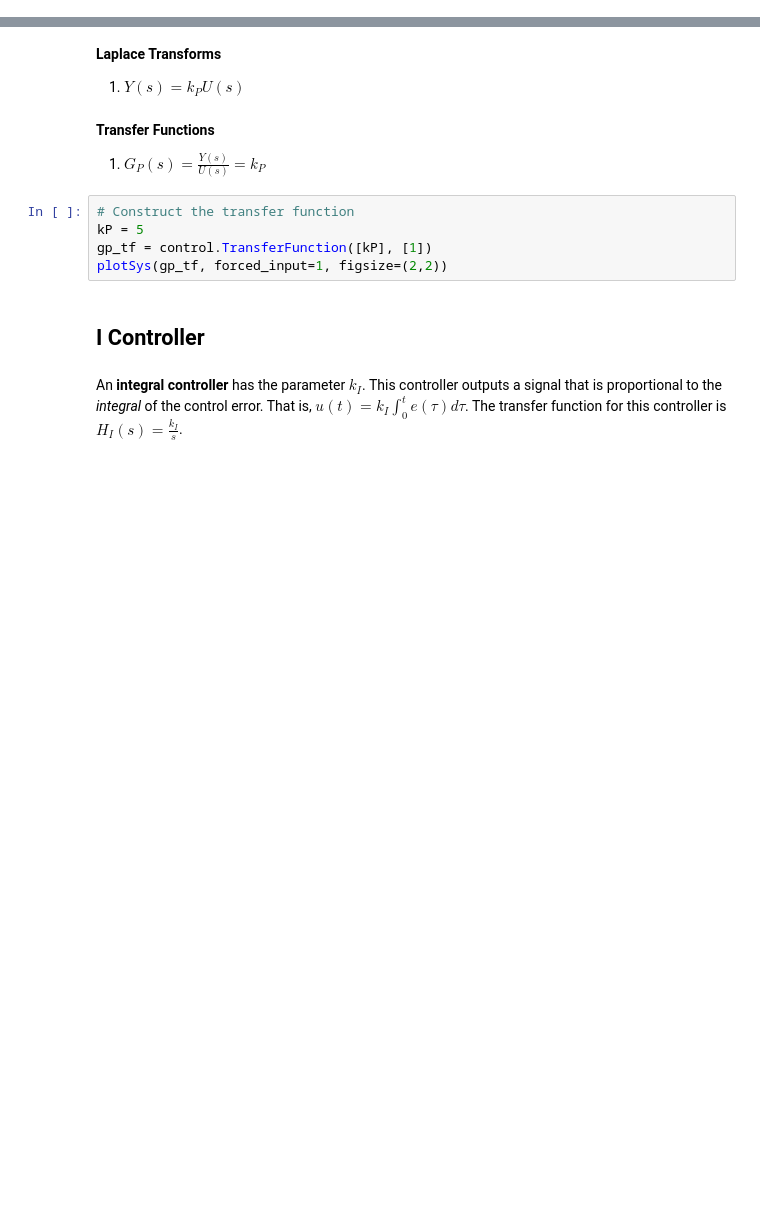
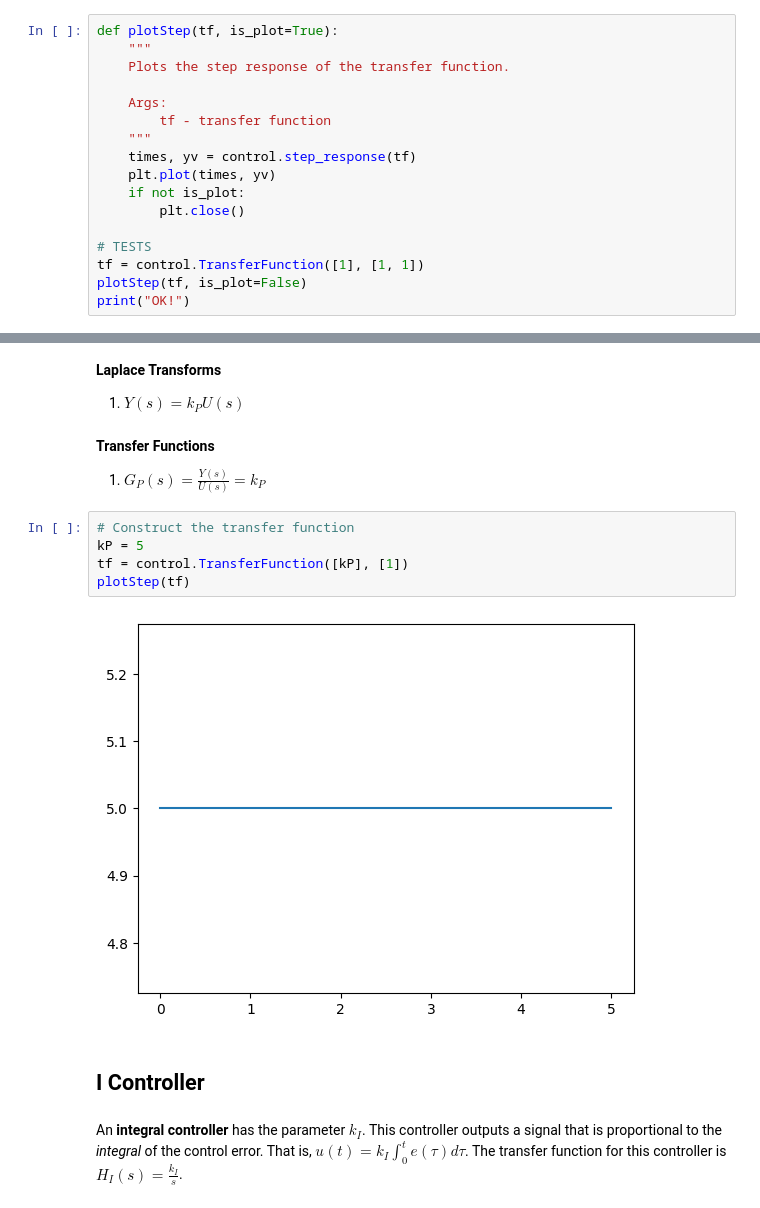
Before and after one commit to joseph-hellerstein/advanced-controls-lectures, a Jupyter notebook: lectures/lecture_13-Transfer-Functions-Closed-Loop-Systems/transfer_functions_for_closed_loop_systems.ipynb, the cells around one changed output, grey strips where cells are left out. Drawn from its saved outputs; the diff is of its cells as text; blank space fills up the shorter version.

```diff
--- a/lectures/lecture_13-Transfer-Functions-Closed-Loop-Systems/transfer_functions_for_closed_loop_systems.ipynb
+++ b/lectures/lecture_13-Transfer-Functions-Closed-Loop-Systems/transfer_functions_for_closed_loop_systems.ipynb
@@ -163,0 +24,17 @@ print("OK!")
+# %%
+def plotStep(tf, is_plot=True):
+    """
+    Plots the step response of the transfer function.
+
+    Args:
+        tf - transfer function
+    """
+    times, yv = control.step_response(tf)
+    plt.plot(times, yv)
+    if not is_plot:
+        plt.close()
+
+# TESTS
+tf = control.TransferFunction([1], [1, 1])
+plotStep(tf, is_plot=False)
+print("OK!")
@@ -214,8 +125,10 @@ That is, for this system, the input $u(t)$ is the control error and the output $
 # %%
 # Construct the transfer function
 kP = 5
-gp_tf = control.TransferFunction([kP], [1])
-plotSys(gp_tf, forced_input=1, figsize=(2,2))
+tf = control.TransferFunction([kP], [1])
+plotStep(tf)
+# %% [output]
+[figure, added]
 # %% [markdown]
 ## I Controller
 # %% [markdown]
```
Also changed, not shown: parts of 111 cells of this notebook, 3 other files.
